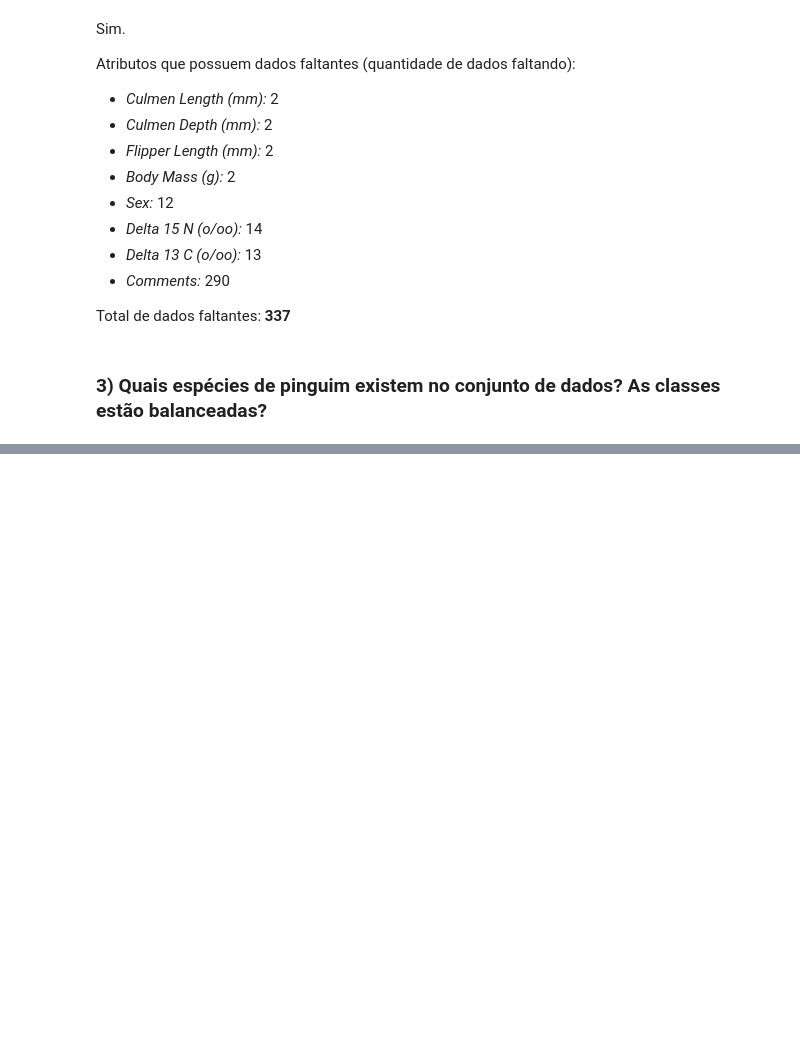
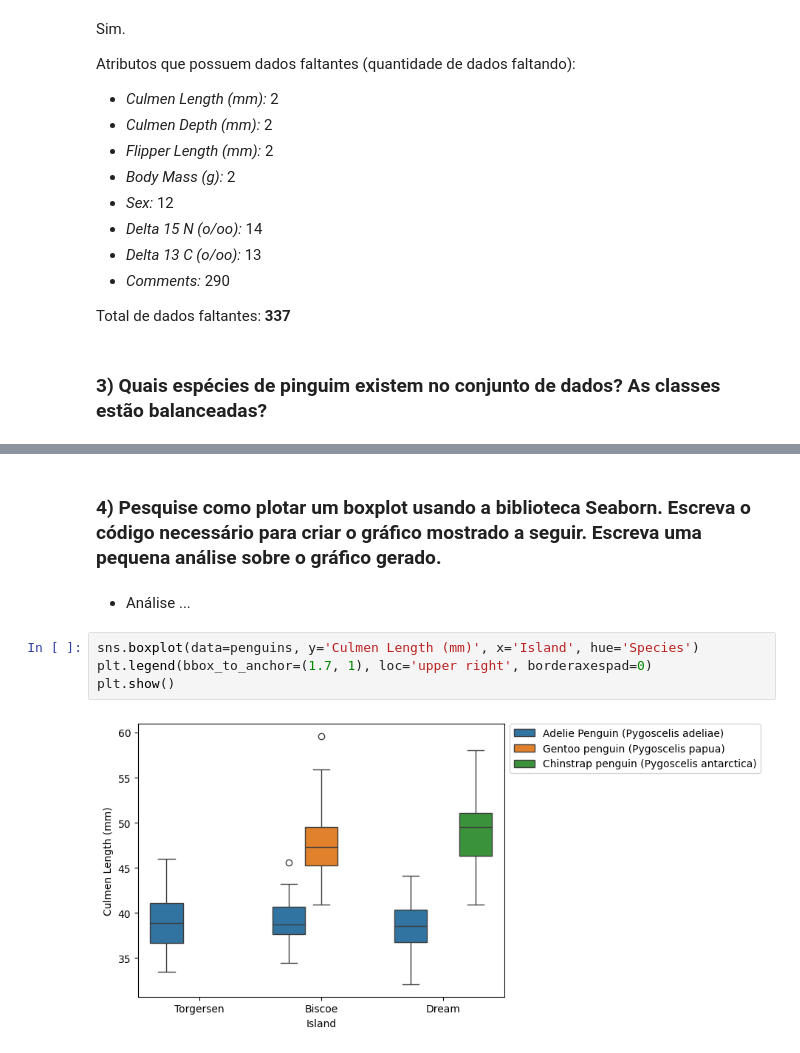
Before and after one commit to ighortelles/cpa-exerc-aed, a Jupyter notebook: main.ipynb, the cells around one changed output, grey strips where cells are left out. Drawn from its saved outputs; the diff is of its cells as text; blank space fills up the shorter version.

```diff
--- a/main.ipynb
+++ b/main.ipynb
@@ -113,0 +135,10 @@ Espécies: ['Adelie Penguin (Pygoscelis adeliae)' 'Gentoo penguin (Pygoscelis pa
+# %% [markdown]
+### 4) Pesquise como plotar um boxplot usando a biblioteca Seaborn. Escreva o código necessário para criar o gráfico mostrado a seguir. Escreva uma pequena análise sobre o gráfico gerado.
+# %% [markdown]
+- Análise ...
+# %%
+sns.boxplot(data=penguins, y='Culmen Length (mm)', x='Island', hue='Species')
+plt.legend(bbox_to_anchor=(1.7, 1), loc='upper right', borderaxespad=0)
+plt.show()
+# %% [output]
+[figure, added]
```
Also changed, not shown: parts of 11 cells of this notebook.
